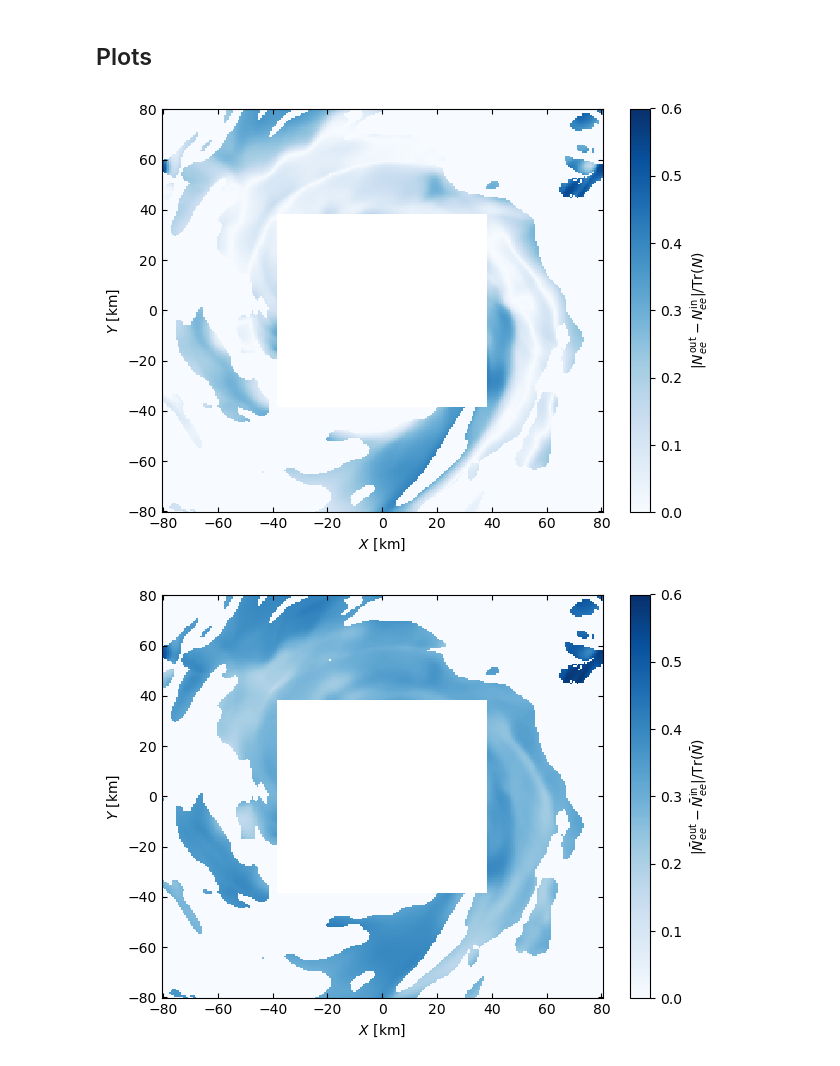
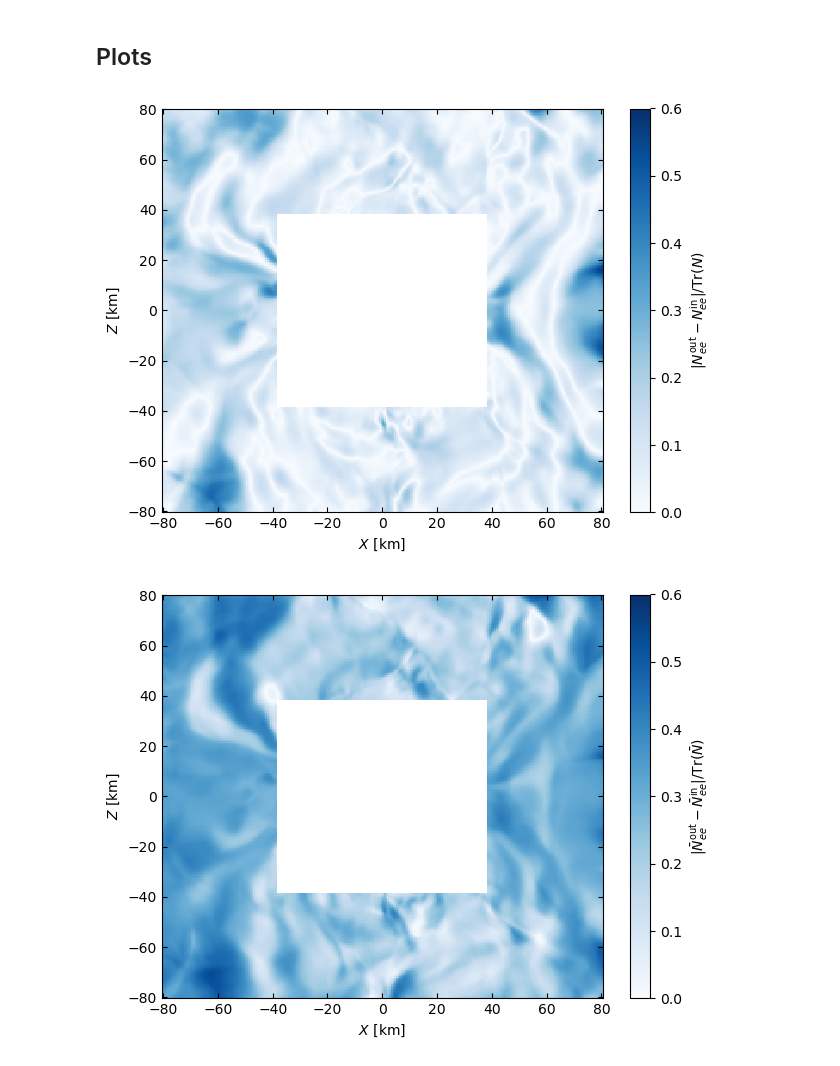
Before and after one commit to jfroustey/Rhea, a Jupyter notebook: results/Output_analysis.ipynb, the cells around one changed output. Drawn from its saved outputs; the diff is of its cells as text; code cells hidden in the pictures.

Commit message:
Run without delta mask

```diff
--- a/results/Output_analysis.ipynb
+++ b/results/Output_analysis.ipynb
@@ -194,7 +194,7 @@ Diff = (F4_out-F4_in)/TrN_in[:,:,np.newaxis,:,np.newaxis]
 # %% [markdown]
 ## Plots
 # %%
-resname = "rl1_z129"
+resname = "rl1_y129_nomask"
 
 (Nee_in,Nmumu_in,Ntautau_in,Nxx_in,TrN_in,Fee_in,Fmumu_in,Ftautau_in,Nee_out,Nmumu_out,Ntautau_out,Nxx_out,TrN_out,Fee_out,Fmumu_out,Ftautau_out,
 Neebar_in,Nmumubar_in,Ntautaubar_in,Nxxbar_in,TrNbar_in,Feebar_in,Fmumubar_in,Ftautaubar_in,Neebar_out,Nmumubar_out,Ntautaubar_out,
@@ -208,8 +208,10 @@ delta_Neebar = (Neebar_out - Neebar_in)/TrNbar_in
 delta_DNbar = (Neebar_out - Nxxbar_out - Neebar_in + Nxxbar_in)/TrNbar_in
 delta_Neebar_bis = (Neebar_out - Neebar_in)/(Neebar_in+Neebar_out)
 
-plt.pcolormesh(x[:,:,0],y[:,:,0],np.abs(delta_Nee),vmin=0, vmax=0.6,cmap="Blues")
-plt.ylabel(r'$Y \ [\mathrm{km}]$')
+#plt.pcolormesh(x[:,:,0],y[:,:,0],np.abs(delta_Nee),vmin=0, vmax=0.6,cmap="Blues")
+plt.pcolormesh(x[:,0,:],z[:,0,:],np.abs(delta_Nee),vmin=0, vmax=0.6,cmap="Blues")
+#plt.ylabel(r'$Y \ [\mathrm{km}]$')
+plt.ylabel(r'$Z \ [\mathrm{km}]$')
 plt.xlabel(r'$X \ [\mathrm{km}]$')
 plt.colorbar(label=r'$|N_{ee}^\mathrm{out}-N_{ee}^\mathrm{in}|/\mathrm{Tr}(N)$')
 
@@ -217,16 +219,18 @@ plt.tick_params(axis='both', direction='in',top='True',right='True')
 plt.tight_layout()
 plt.savefig(resname+"_delta_Nee.png",dpi=500)
 # %% [output]
-[figure, old version]
+[figure, new version]
 # %%
-plt.pcolormesh(x[:,:,0],y[:,:,0],np.abs(delta_Neebar),vmin=0, vmax=0.6,cmap="Blues")
-plt.ylabel(r'$Y \ [\mathrm{km}]$')
+#plt.pcolormesh(x[:,:,0],y[:,:,0],np.abs(delta_Neebar),vmin=0, vmax=0.6,cmap="Blues")
+plt.pcolormesh(x[:,0,:],z[:,0,:],np.abs(delta_Neebar),vmin=0, vmax=0.6,cmap="Blues")
+#plt.ylabel(r'$Y \ [\mathrm{km}]$')
+plt.ylabel(r'$Z \ [\mathrm{km}]$')
 plt.xlabel(r'$X \ [\mathrm{km}]$')
 plt.colorbar(label=r'$|\bar{N}_{ee}^\mathrm{out}-\bar{N}_{ee}^\mathrm{in}|/\mathrm{Tr}(\bar{N})$')
 
 plt.tick_params(axis='both', direction='in',top='True',right='True')
 plt.tight_layout()
 plt.savefig(resname+"_delta_Neebar.png",dpi=500)
 # %% [output]
-[figure, old version]
+[figure, new version]
 # %%
```
Also changed, not shown: parts of 8 cells of this notebook, 1 other file.
